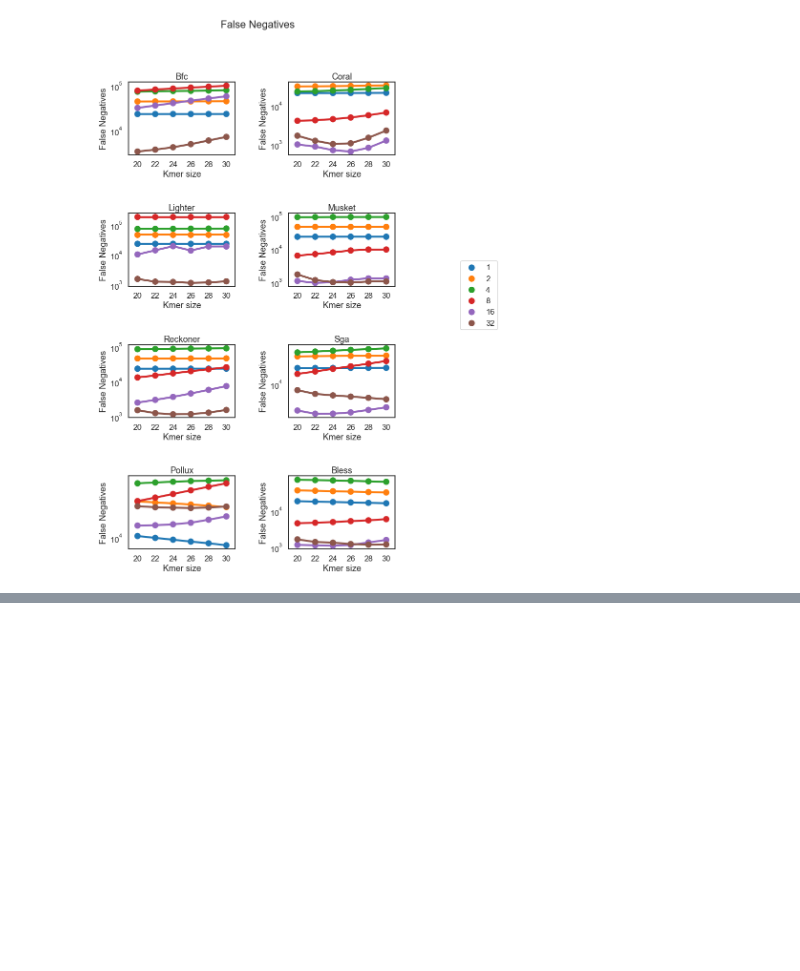
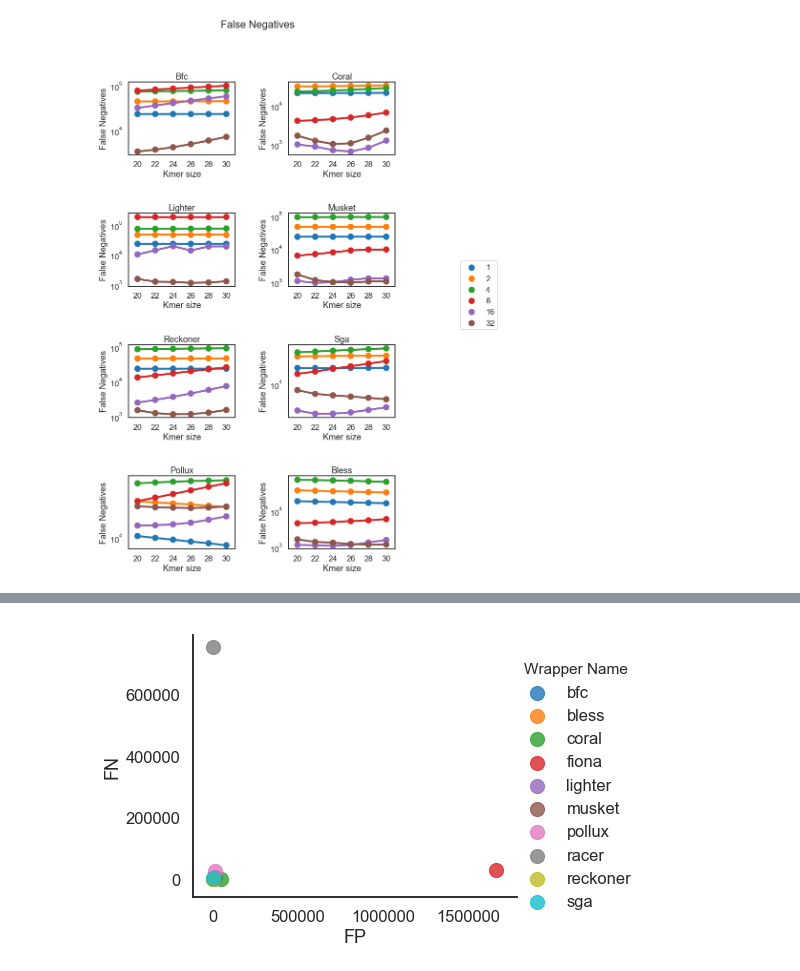
Before and after one commit to Mangul-Lab-USC/benchmarking_error_correction, a Jupyter notebook: notebooks/Ecoli.ipynb, the cells around one changed output, grey strips where cells are left out. Cells and saved outputs as stored; diff of their text form; code cells hidden in the pictures; blank space fills up the shorter version.

```diff
--- a/notebooks/Ecoli.ipynb
+++ b/notebooks/Ecoli.ipynb
@@ -203,0 +236,14 @@ plt.savefig("../figures/heatmap_ecoli_sensitivity.pdf",bbox_inches="tight")
+# %%
+import matplotlib.pyplot as plt
+import seaborn as sns
+g=sns.set_style("white")
+g=sns.set_context("talk")
+g=sns.lmplot(data=result[(result['Coverage'] == 32)] , x='Base - FP', y='Base - FN', hue='Wrapper Name',fit_reg=False,aspect=1.3,scatter_kws={"s": 200})
+g.set(xlabel='FP', ylabel='FN')
+#plt.title(str(th)+"bp")
+#g.set(xscale="log");
+g=sns.despine()
+plt.savefig("../figures/E.coli/lmplot_FP_vs_FN.png")
+plt.savefig("../figures/E.coli/lmplot_FP_vs_FN.pdf")
+# %% [output]
+[figure, added]
```
Also changed, not shown: parts of 10 cells of this notebook, 39 other files.
